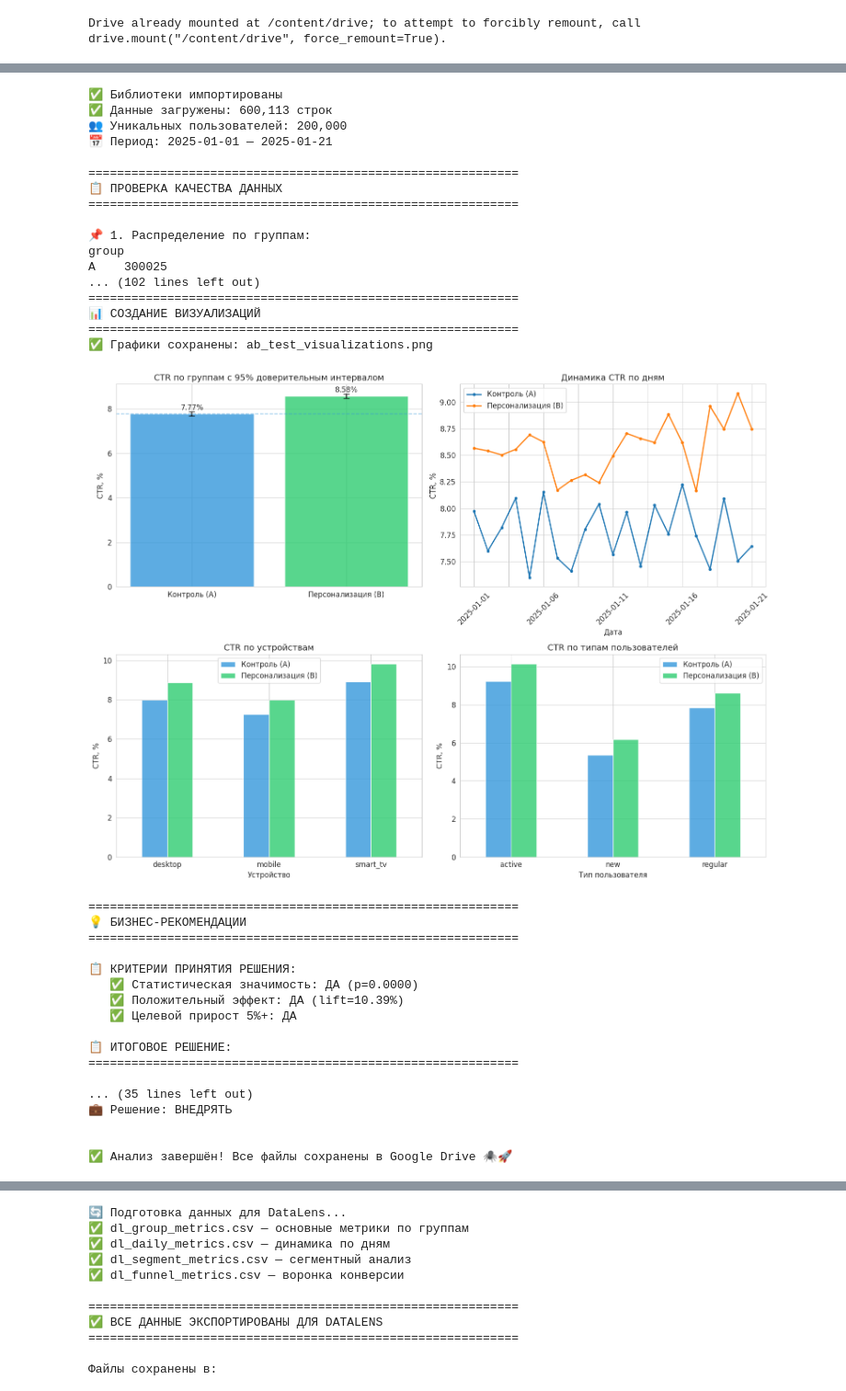
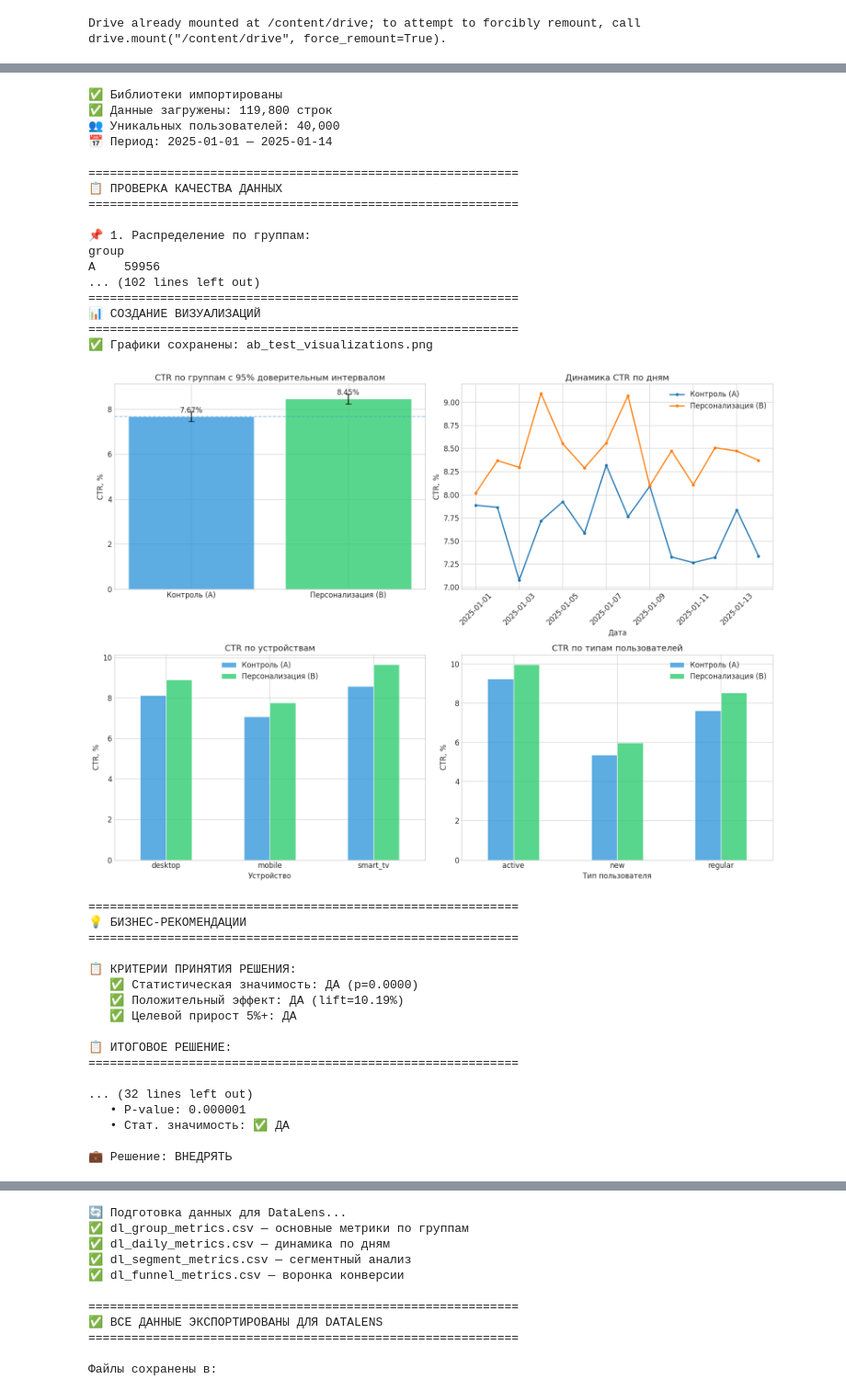
Before and after one commit to volkovik180-ai/A-B-test, a Jupyter notebook: ab_test_analysis.ipynb, the cells around one changed output, grey strips where cells are left out. Shown at 92% size. Drawn from its saved outputs; the diff is of its cells as text; code cells hidden in the pictures.

```diff
--- a/ab_test_analysis.ipynb
+++ b/ab_test_analysis.ipynb
@@ -315,7 +315,7 @@ print("✅ Библиотеки импортированы")
 # 📥 ЗАГРУЗКА ДАННЫХ
 # ============================================
 
-file_path = '/content/drive/MyDrive/Colab Notebooks/АВ-тесты/ab_test_logs.csv'
+file_path = '/content/drive/MyDrive/Colab Notebooks/АВ-тесты/ab_test_logs1.csv'
 df = pd.read_csv(file_path)
 
 print(f"✅ Данные загружены: {len(df):,} строк")
@@ -689,55 +689,55 @@ print(f"""
 📅 Период: {df['date'].min()} — {df['date'].max()}
 👥 Выборка: {len(df):,} показов ({df['user_id'].nunique():,} пользователей)
 
 🎯 Основная метрика (CTR):
    • Контроль: {ctr_A*100:.3f}%
    • Персонализация: {ctr_B*100:.3f}%
    • Прирост: {lift:.2f}%
 
 🧪 Статистика:
    • P-value: {p_value:.6f}
    • Стат. значимость: {'✅ ДА' if is_significant else '❌ НЕТ'}
 
 💼 Решение: {'ВНЕДРЯТЬ' if (is_significant and is_positive_lift) else 'ТРЕБУЕТСЯ АНАЛИЗ'}
 """)
 
 # print("\n✅ Анализ завершён! Все файлы сохранены в Google Drive 🕷️🚀")
 # %% [output]
 ✅ Библиотеки импортированы
-✅ Данные загружены: 600,113 строк
-👥 Уникальных пользователей: 200,000
-📅 Период: 2025-01-01 — 2025-01-21
+✅ Данные загружены: 119,800 строк
+👥 Уникальных пользователей: 40,000
+📅 Период: 2025-01-01 — 2025-01-14
 
 ============================================================
 📋 ПРОВЕРКА КАЧЕСТВА ДАННЫХ
 ============================================================
 
 📌 1. Распределение по группам:
 group
-A    300025
+A    59956
 ... (102 lines left out)
 ============================================================
 📊 СОЗДАНИЕ ВИЗУАЛИЗАЦИЙ
 ============================================================
 ✅ Графики сохранены: ab_test_visualizations.png
-[figure, old version]
+[figure, new version]
 ============================================================
 💡 БИЗНЕС-РЕКОМЕНДАЦИИ
 ============================================================
 
 📋 КРИТЕРИИ ПРИНЯТИЯ РЕШЕНИЯ:
    ✅ Статистическая значимость: ДА (p=0.0000)
-   ✅ Положительный эффект: ДА (lift=10.39%)
+   ✅ Положительный эффект: ДА (lift=10.19%)
    ✅ Целевой прирост 5%+: ДА
 
 📋 ИТОГОВОЕ РЕШЕНИЕ:
 ============================================================
 
-... (35 lines left out)
+... (32 lines left out)
+   • P-value: 0.000001
+   • Стат. значимость: ✅ ДА
+
 💼 Решение: ВНЕДРЯТЬ
-
-
-✅ Анализ завершён! Все файлы сохранены в Google Drive 🕷️🚀
 # %%
 # ============================================
 # Построение графиков
```
Also changed, not shown: parts of 3 cells of this notebook.
